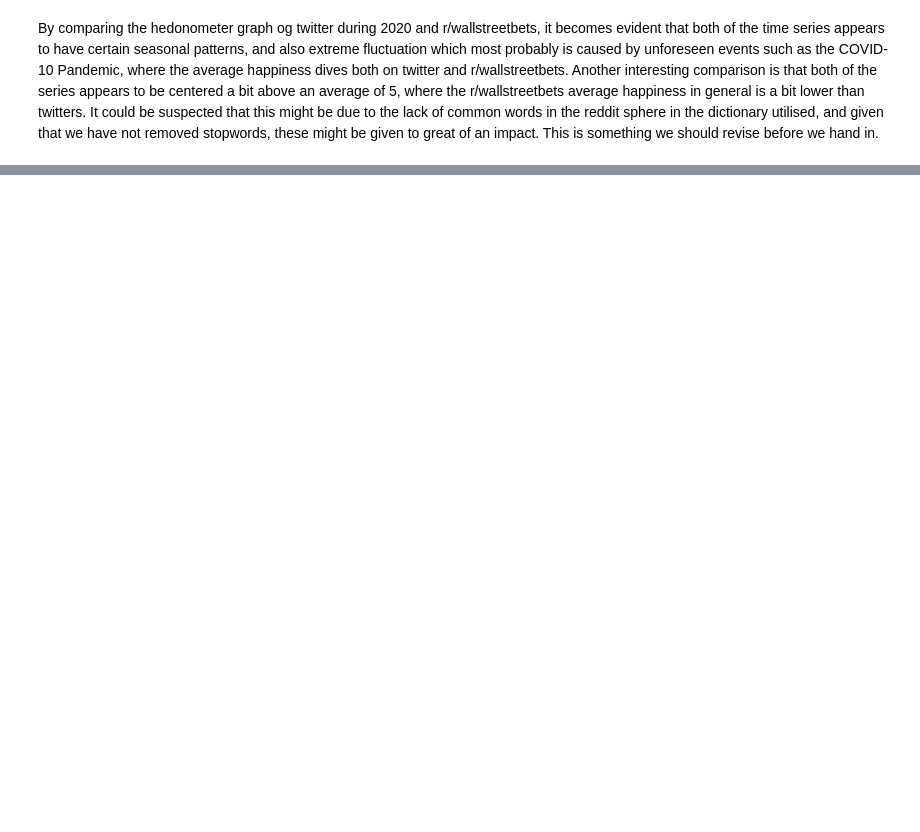
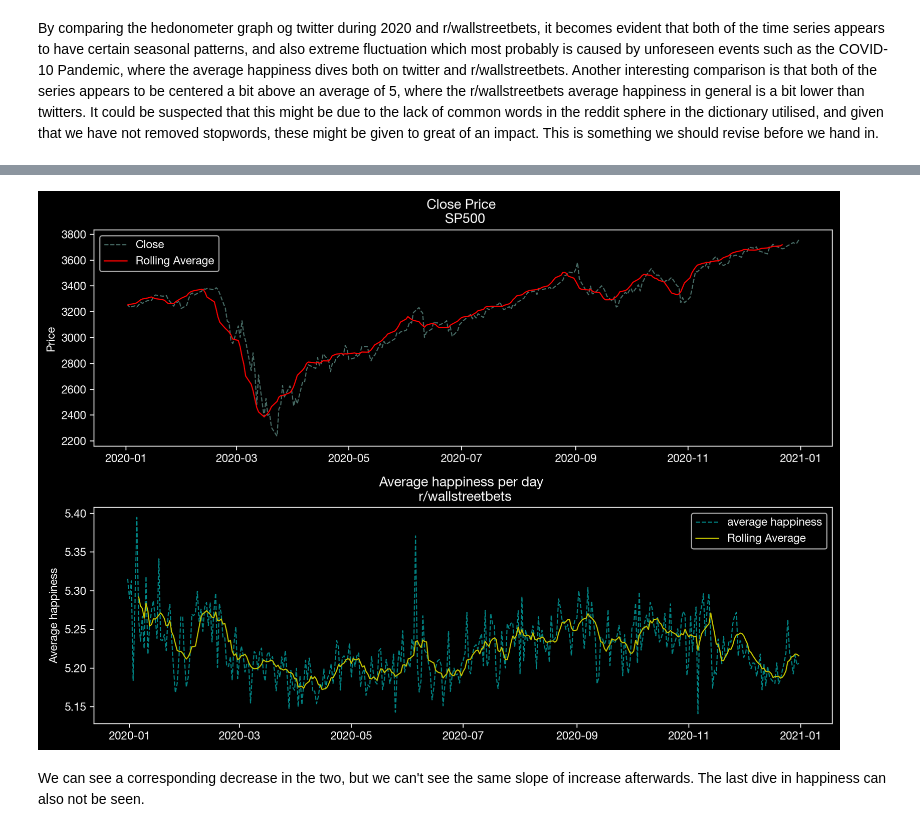
Before and after one commit to DanielHolmelund/Computational-Social-Science-02467, a Jupyter notebook: Week_7/Sentiment_analysis.ipynb, the cells around one changed output, grey strips where cells are left out. Saved outputs shown, nothing was run; the diff lists cells and outputs as text; code cells hidden in the pictures; blank space fills up the shorter version.

```diff
--- a/Week_7/Sentiment_analysis.ipynb
+++ b/Week_7/Sentiment_analysis.ipynb
@@ -244,5 +245,5 @@ doc_pr_day["Average happiness"] = doc_pr_day.progress_apply(lambda x: hedonomete
 # %%
-doc_pr_day["Average happiness"]
+daily_happiness.index = doc_pr_day.index
 # %% [output]
 time
 2019-12-31    5.315331
@@ -283,3 +283,7 @@ Image(url="twitter_happiness.png", width=900, height=900)
 [interactive output not drawn]
 # %% [markdown]
 By comparing the hedonometer graph og twitter during 2020 and r/wallstreetbets, it becomes evident that both of the time series appears to have certain seasonal patterns, and also extreme fluctuation which most probably is caused by unforeseen events such as the COVID-10 Pandemic, where the average happiness dives both on twitter and r/wallstreetbets. Another interesting comparison is that both of the series appears to be centered a bit above an average of 5, where the r/wallstreetbets average happiness in general is a bit lower than twitters. It could be suspected that this might be due to the lack of common words in the reddit sphere in the dictionary utilised, and given that we have not removed stopwords, these might be given to great of an impact. This is something we should revise before we hand in.
+# %%
+#Loading SP data
+SP500 = pd.read_csv("SP500.csv")
+SP500
@@ -285,0 +304,3 @@ By comparing the hedonometer graph og twitter during 2020 and r/wallstreetbets,
+# %%
+SP500.index = pd.to_datetime(SP500["Date"])
+SP500
@@ -285,0 +322,24 @@ By comparing the hedonometer graph og twitter during 2020 and r/wallstreetbets,
+# %%
+start_date, end_date = pd.to_datetime(min(submissions["time"])), pd.to_datetime(max(submissions["time"]))
+mask = (SP500.index > start_date) & (SP500.index <= end_date)
+SP500 = SP500[mask]
+# %%
+fig, (ax1, ax2) = plt.subplots(nrows=2, figsize=(10,7), dpi=200)
+rolled_series = SP500["Close/Last"].rolling(7).mean()
+ax1.plot(SP500.index, SP500["Close/Last"], ls = "--", alpha = 0.5, label='Close')
+ax1.plot(rolled_series.index, rolled_series.values, color = "r", label='Rolling Average')
+ax1.set_title("Close Price \n SP500")
+ax1.set_ylabel("Price")
+ax1.legend()
+
+rolled_series = daily_happiness.rolling(7).mean()
+ax2.plot(daily_happiness.index, daily_happiness, ls = "--", color="cyan", alpha = 0.5, label='average happiness')
+ax2.plot(rolled_series.index, rolled_series.values, color = "y", label='Rolling Average')
+ax2.set_title("Average happiness per day \n r/wallstreetbets")
+ax2.set_ylabel("Average happiness")
+ax2.legend()
+fig.tight_layout()
+# %% [output]
+[figure, added]
+# %% [markdown]
+We can see a corresponding decrease in the two, but we can't see the same slope of increase afterwards. The last dive in happiness can also not be seen.
```
Also changed, not shown: parts of 24 cells of this notebook.
